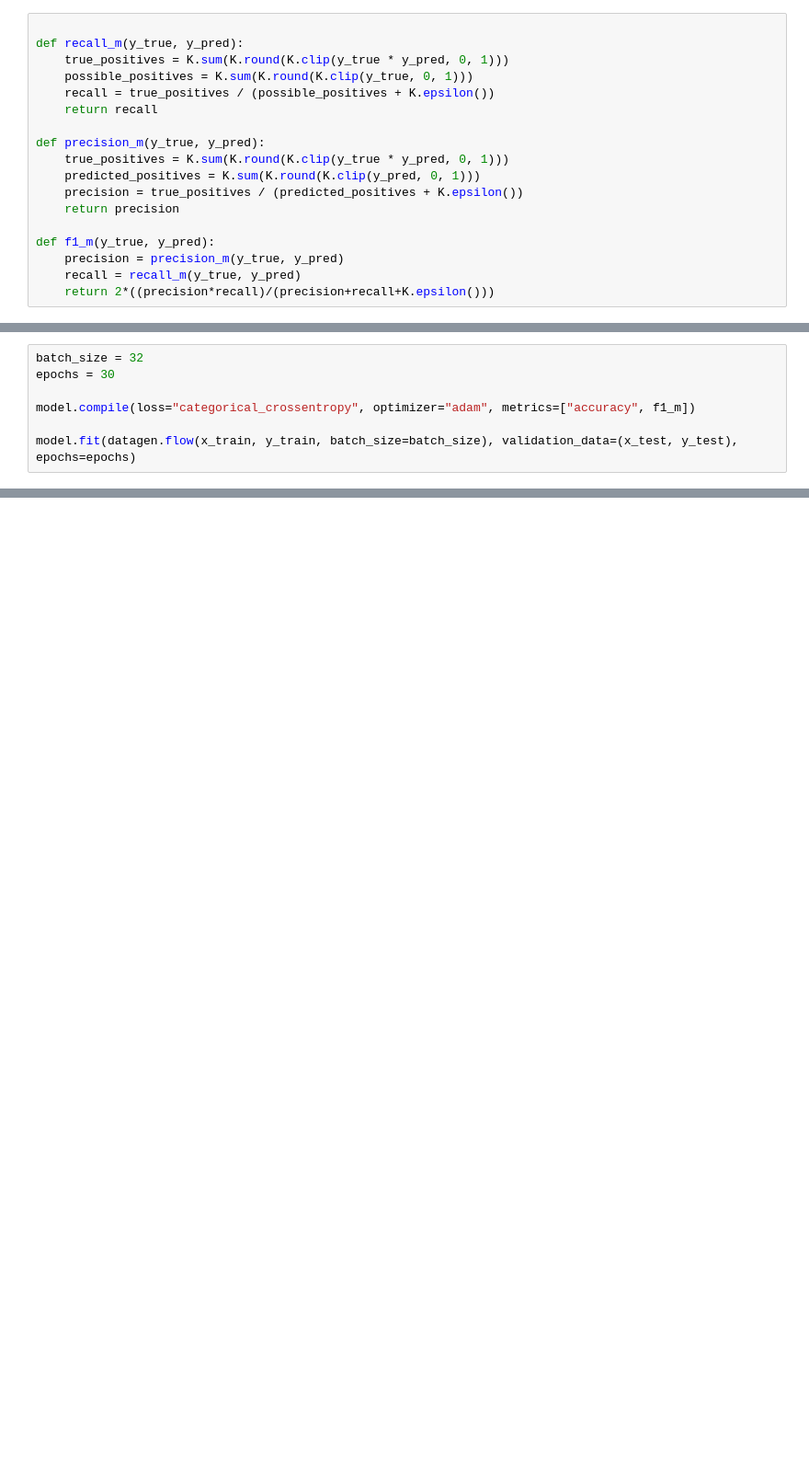
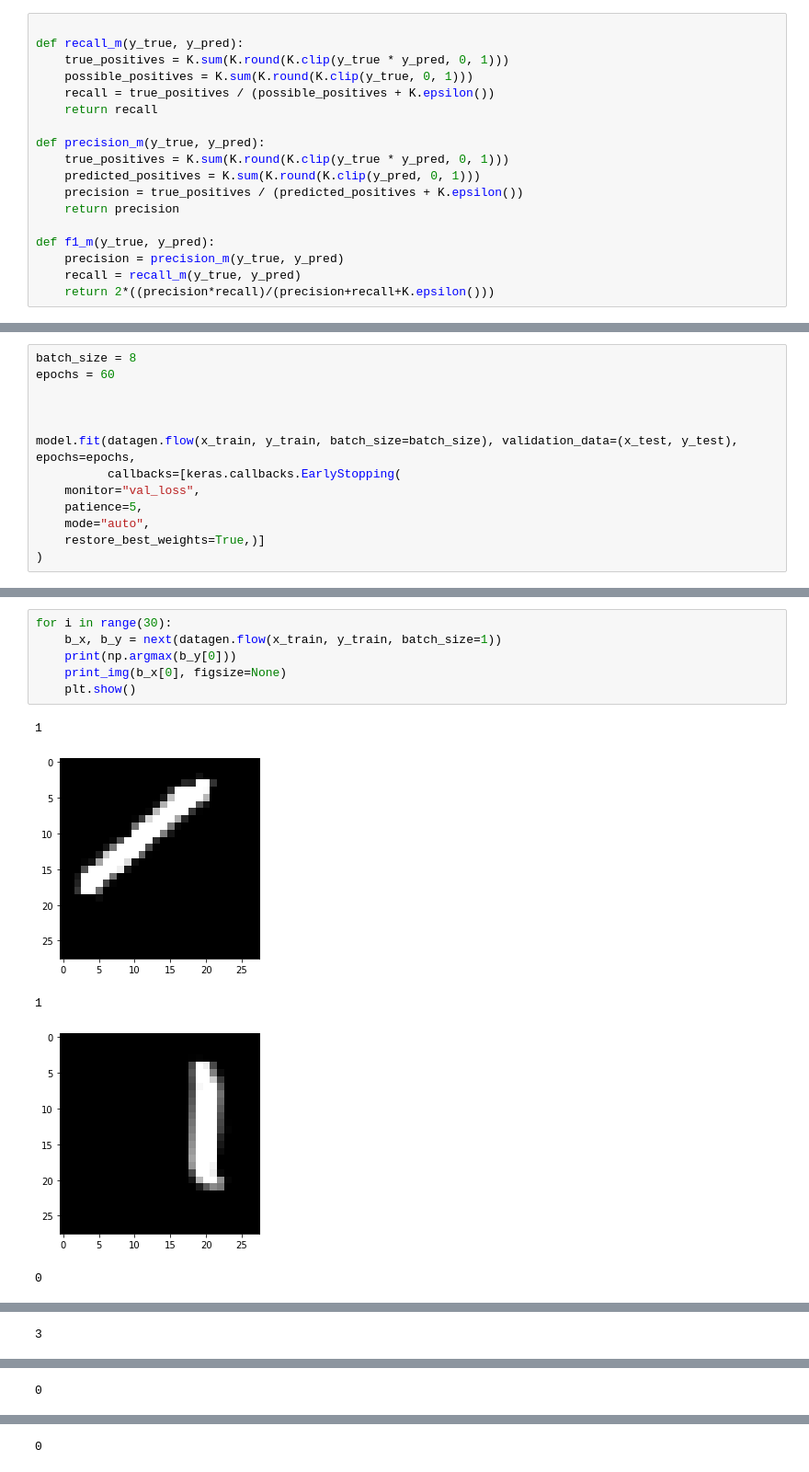
Before and after one commit to dasdy/slitherlinker, a Jupyter notebook: detect.ipynb, the cells around one changed output, grey strips where cells are left out. Shown at 92% size. Saved outputs shown, nothing was run; the diff lists cells and outputs as text; blank space fills up the shorter version.

```diff
--- a/detect.ipynb
+++ b/detect.ipynb
@@ -384,8 +388,14 @@ def f1_m(y_true, y_pred):
 # %%
-batch_size = 32
-epochs = 30
+batch_size = 8
+epochs = 60
 
-model.compile(loss="categorical_crossentropy", optimizer="adam", metrics=["accuracy", f1_m])
 
-model.fit(datagen.flow(x_train, y_train, batch_size=batch_size), validation_data=(x_test, y_test), epochs=epochs)
+
+model.fit(datagen.flow(x_train, y_train, batch_size=batch_size), validation_data=(x_test, y_test), epochs=epochs,
+          callbacks=[keras.callbacks.EarlyStopping(
+    monitor="val_loss",
+    patience=5,
+    mode="auto",
+    restore_best_weights=True,)]
+)
 # %% [output]
@@ -444,0 +486,12 @@ INFO:tensorflow:Assets written to: model.hd5/assets
+# %%
+for i in range(30):
+    b_x, b_y = next(datagen.flow(x_train, y_train, batch_size=1))
+    print(np.argmax(b_y[0]))
+    print_img(b_x[0], figsize=None)
+    plt.show()
+# %% [output]
+1
+[figure, added]
+1
+[figure, added]
+0
@@ -444,0 +499 @@ INFO:tensorflow:Assets written to: model.hd5/assets
+3
@@ -444,0 +501 @@ INFO:tensorflow:Assets written to: model.hd5/assets
+0
@@ -444,0 +503 @@ INFO:tensorflow:Assets written to: model.hd5/assets
+0
```
Also changed, not shown: parts of 11 cells of this notebook, 2 other files.
